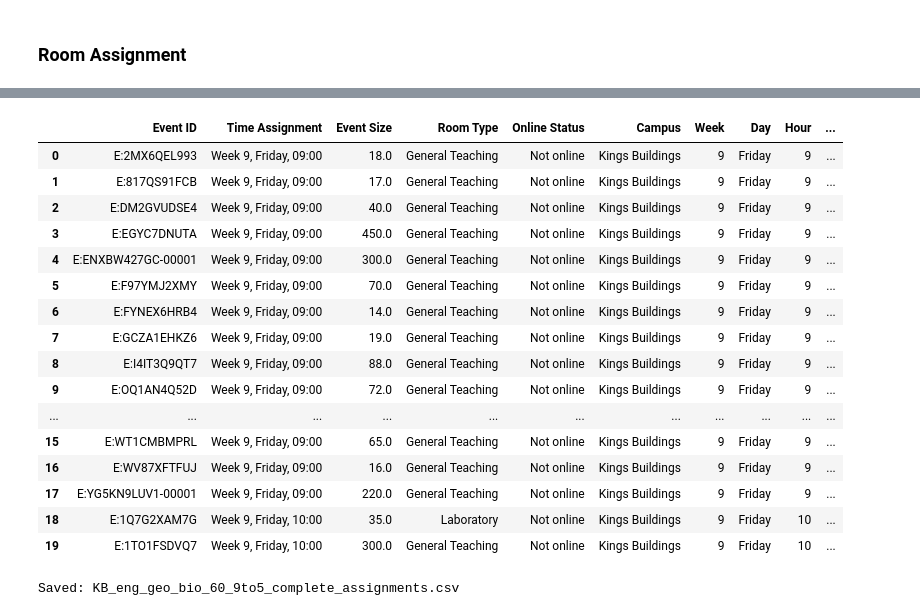
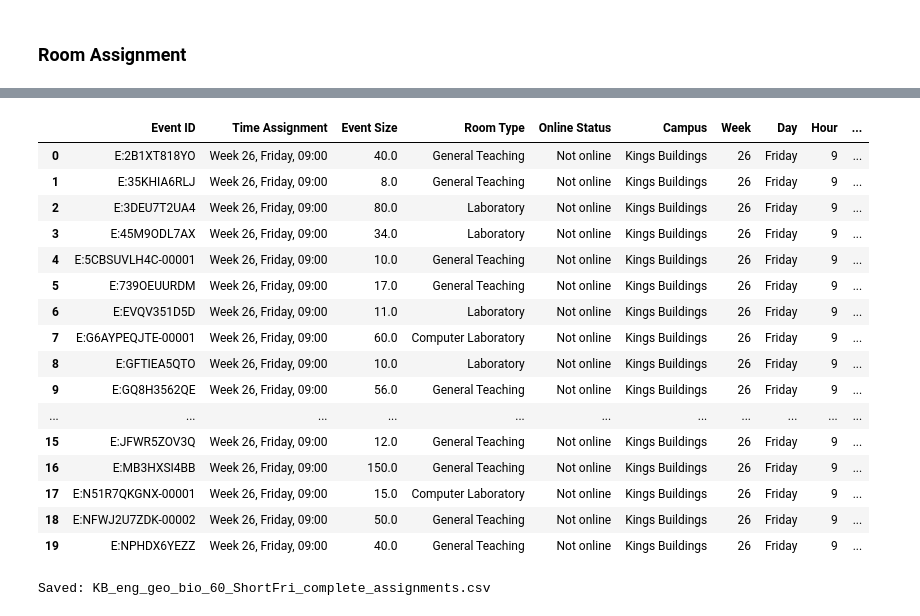
Before and after one commit to Ashe2002/University_Timetabling, a Jupyter notebook: KB_eng_geo_bio_60_9to5.ipynb, the cells around one changed output, grey strips where cells are left out. Cells and saved outputs as stored; diff of their text form; code cells hidden in the pictures.

```diff
--- a/KB_eng_geo_bio_60_9to5.ipynb
+++ b/KB_eng_geo_bio_60_9to5.ipynb
@@ -543,7 +560,7 @@ for _, row in bq_fixed.iterrows():
 
         e_len = L[e]
 
-        for s in feasible_starts[e]:
+        for s in feasible_starts[e][d]:
             e_end = s + e_len - 1
 
             # Block pattern if its occupied interval intersects the buffered anchor window
@@ -595,9 +612,9 @@ for e in E:
 
     for w in event_to_weeks[e]:
         for d in days:
-            for s in feasible_starts[e]:
+            for s in feasible_starts[e][d]:
                 end_s = s + Le - 1
-                for t in range(s, min(end_s, max(slots)) + 1):
+                for t in range(s, min(end_s, max(slots_by_day[d])) + 1):
                     for pool in room_pools:
                         if opts.issubset(pool):
                             key = (w, d, t, pool_labels[pool])
@@ -676,9 +693,9 @@ for e1, e2 in combinations(sorted(E), 2):
     terms = []
     L1, L2 = L[e1], L[e2]
     for d in days:
-        for s1 in feasible_starts[e1]:
+        for s1 in feasible_starts[e1][d]:
             end1 = s1 + L1 - 1
-            for s2 in feasible_starts[e2]:
+            for s2 in feasible_starts[e2][d]:
                 end2 = s2 + L2 - 1
                 if max(s1, s2) <= min(end1, end2):
                     terms.append((d, s1, s2))
@@ -805,7 +823,7 @@ Saved: KB_eng_geo_bio_60_9to5.csv
 # %% [markdown]
 ### Room Assignment
 # %%
-schedule_csv = "KB_eng_geo_bio_60_9to5.csv"
+schedule_csv = "KB_eng_geo_bio_60_ShortFri.csv"
 slot_minutes = 60
 # %%
 ### Room Assignment Input
@@ -998,40 +1016,40 @@ Quadratic penalty: 240107.0
 # %%
 assigned_rooms = []
 for (e, w, d, s, r) in m2.A:
     if pyo.value(m2.z[e, w, d, s, r]) > 0.5:
         assigned_rooms.append((e, w, d, s, r, room_cap[r], room_type[r]))
 
 assigned_rooms_df = pd.DataFrame(
     assigned_rooms,
     columns=["Event ID", "Week", "Day", "StartSlot", "Assigned Room", "Room Capacity", "Assigned Room Type"]
 )
 
 final_room_output = assign_df.merge(
     assigned_rooms_df,
     on=["Event ID", "Week", "Day", "StartSlot"],
     how="left"
 )
 
 display(final_room_output.head(20))
 
-final_room_output.to_csv("KB_eng_geo_bio_60_9to5_complete_assignments.csv", index=False)
-print("Saved: KB_eng_geo_bio_60_9to5_complete_assignments.csv")
+final_room_output.to_csv("KB_eng_geo_bio_60_ShortFri_complete_assignments.csv", index=False)
+print("Saved: KB_eng_geo_bio_60_ShortFri_complete_assignments.csv")
 # %% [output]
 |  | Event ID | Time Assignment | Event Size | Room Type | Online Status | Campus | Week | Day | Hour | ... |
-| 0 | E:2MX6QEL993 | Week 9, Friday, 09:00 | 18.0 | General Teaching | Not online | Kings Buildings | 9 | Friday | 9 | ... |
-| 1 | E:817QS91FCB | Week 9, Friday, 09:00 | 17.0 | General Teaching | Not online | Kings Buildings | 9 | Friday | 9 | ... |
-| 2 | E:DM2GVUDSE4 | Week 9, Friday, 09:00 | 40.0 | General Teaching | Not online | Kings Buildings | 9 | Friday | 9 | ... |
-| 3 | E:EGYC7DNUTA | Week 9, Friday, 09:00 | 450.0 | General Teaching | Not online | Kings Buildings | 9 | Friday | 9 | ... |
-| 4 | E:ENXBW427GC-00001 | Week 9, Friday, 09:00 | 300.0 | General Teaching | Not online | Kings Buildings | 9 | Friday | 9 | ... |
-| 5 | E:F97YMJ2XMY | Week 9, Friday, 09:00 | 70.0 | General Teaching | Not online | Kings Buildings | 9 | Friday | 9 | ... |
-| 6 | E:FYNEX6HRB4 | Week 9, Friday, 09:00 | 14.0 | General Teaching | Not online | Kings Buildings | 9 | Friday | 9 | ... |
-| 7 | E:GCZA1EHKZ6 | Week 9, Friday, 09:00 | 19.0 | General Teaching | Not online | Kings Buildings | 9 | Friday | 9 | ... |
-| 8 | E:I4IT3Q9QT7 | Week 9, Friday, 09:00 | 88.0 | General Teaching | Not online | Kings Buildings | 9 | Friday | 9 | ... |
-| 9 | E:OQ1AN4Q52D | Week 9, Friday, 09:00 | 72.0 | General Teaching | Not online | Kings Buildings | 9 | Friday | 9 | ... |
+| 0 | E:2B1XT818YO | Week 26, Friday, 09:00 | 40.0 | General Teaching | Not online | Kings Buildings | 26 | Friday | 9 | ... |
+| 1 | E:35KHIA6RLJ | Week 26, Friday, 09:00 | 8.0 | General Teaching | Not online | Kings Buildings | 26 | Friday | 9 | ... |
+| 2 | E:3DEU7T2UA4 | Week 26, Friday, 09:00 | 80.0 | Laboratory | Not online | Kings Buildings | 26 | Friday | 9 | ... |
+| 3 | E:45M9ODL7AX | Week 26, Friday, 09:00 | 34.0 | Laboratory | Not online | Kings Buildings | 26 | Friday | 9 | ... |
+| 4 | E:5CBSUVLH4C-00001 | Week 26, Friday, 09:00 | 10.0 | General Teaching | Not online | Kings Buildings | 26 | Friday | 9 | ... |
+| 5 | E:739OEUURDM | Week 26, Friday, 09:00 | 17.0 | General Teaching | Not online | Kings Buildings | 26 | Friday | 9 | ... |
+| 6 | E:EVQV351D5D | Week 26, Friday, 09:00 | 11.0 | Laboratory | Not online | Kings Buildings | 26 | Friday | 9 | ... |
+| 7 | E:G6AYPEQJTE-00001 | Week 26, Friday, 09:00 | 60.0 | Computer Laboratory | Not online | Kings Buildings | 26 | Friday | 9 | ... |
+| 8 | E:GFTIEA5QTO | Week 26, Friday, 09:00 | 10.0 | Laboratory | Not online | Kings Buildings | 26 | Friday | 9 | ... |
+| 9 | E:GQ8H3562QE | Week 26, Friday, 09:00 | 56.0 | General Teaching | Not online | Kings Buildings | 26 | Friday | 9 | ... |
 | ... | ... | ... | ... | ... | ... | ... | ... | ... | ... | ... |
-| 15 | E:WT1CMBMPRL | Week 9, Friday, 09:00 | 65.0 | General Teaching | Not online | Kings Buildings | 9 | Friday | 9 | ... |
-| 16 | E:WV87XFTFUJ | Week 9, Friday, 09:00 | 16.0 | General Teaching | Not online | Kings Buildings | 9 | Friday | 9 | ... |
-| 17 | E:YG5KN9LUV1-00001 | Week 9, Friday, 09:00 | 220.0 | General Teaching | Not online | Kings Buildings | 9 | Friday | 9 | ... |
-| 18 | E:1Q7G2XAM7G | Week 9, Friday, 10:00 | 35.0 | Laboratory | Not online | Kings Buildings | 9 | Friday | 10 | ... |
-| 19 | E:1TO1FSDVQ7 | Week 9, Friday, 10:00 | 300.0 | General Teaching | Not online | Kings Buildings | 9 | Friday | 10 | ... |
+| 15 | E:JFWR5ZOV3Q | Week 26, Friday, 09:00 | 12.0 | General Teaching | Not online | Kings Buildings | 26 | Friday | 9 | ... |
+| 16 | E:MB3HXSI4BB | Week 26, Friday, 09:00 | 150.0 | General Teaching | Not online | Kings Buildings | 26 | Friday | 9 | ... |
+| 17 | E:N51R7QKGNX-00001 | Week 26, Friday, 09:00 | 15.0 | Computer Laboratory | Not online | Kings Buildings | 26 | Friday | 9 | ... |
+| 18 | E:NFWJ2U7ZDK-00002 | Week 26, Friday, 09:00 | 50.0 | General Teaching | Not online | Kings Buildings | 26 | Friday | 9 | ... |
+| 19 | E:NPHDX6YEZZ | Week 26, Friday, 09:00 | 40.0 | General Teaching | Not online | Kings Buildings | 26 | Friday | 9 | ... |
-Saved: KB_eng_geo_bio_60_9to5_complete_assignments.csv
+Saved: KB_eng_geo_bio_60_ShortFri_complete_assignments.csv
```
Also changed, not shown: parts of 20 cells of this notebook, 23 other files.
